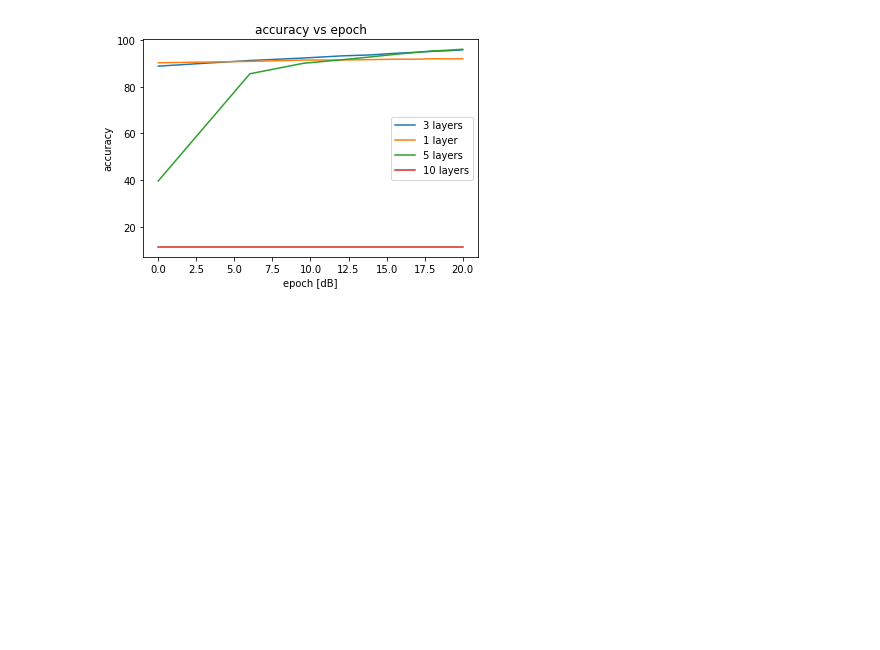
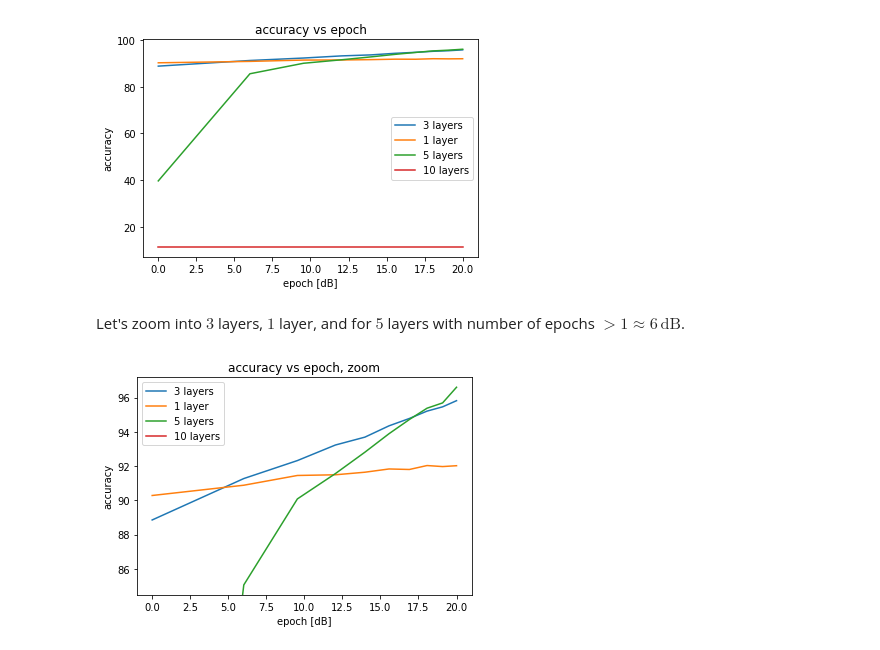
Before and after one commit to lduran2/CIS3715_DataScience_2022, a Jupyter notebook: Lab10/Lab10.ipynb, the cells around one changed output. Cells and saved outputs as stored; diff of their text form; code cells hidden in the pictures; blank space fills up the shorter version.

Commit message:
[lab10] layer accuracy zoom and layer-domain

```diff
--- a/Lab10/Lab10.ipynb
+++ b/Lab10/Lab10.ipynb
@@ -727,3 +727,32 @@ ax.legend(model2_names)
 fig.show()
 # %% [output]
 [figure]
+# %% [markdown]
+Let's zoom into $3$ layers, $1$ layer,
+and for $5$ layers with number of epochs $> 1 \approx 6\,\textrm{dB}$.
+# %%
+# we will plot with dB on x.
+# this linearizes for the Net model
+epoch_lin = torch.Tensor(range(1, (len(accuracies2) + 1)))
+epoch_db = 20*torch.log10(epoch_lin)
+# plot the accuracy
+fig, ax = plt.subplots(1, 1)
+ax.plot(epoch_db, accuracies2)
+ax.set_title('accuracy vs epoch, zoom')
+ax.set_xlabel('epoch [dB]')
+ax.set_ylabel('accuracy')
+ax.legend(model2_names)
+#zoom in to exclude low-accuracy 10 layers,
+#and 5 layers after 6 dB ~ 1 epoch
+accuracies2_zoom = accuracies2.drop(['10 layers'], axis=1)[1:]
+zoom_min = accuracies2_zoom.min().min()
+zoom_max = accuracies2_zoom.max().max()
+#add about 1/10 margin
+zoom_range = (zoom_max - zoom_min)
+zoom_min -= zoom_range/20
+zoom_max += zoom_range/20
+zoom_max = min(zoom_max, 100)
+ax.set_ylim((zoom_min, zoom_max))
+fig.show()
+# %% [output]
+[figure, added]
```
Also changed, not shown: parts of 4 cells of this notebook.
